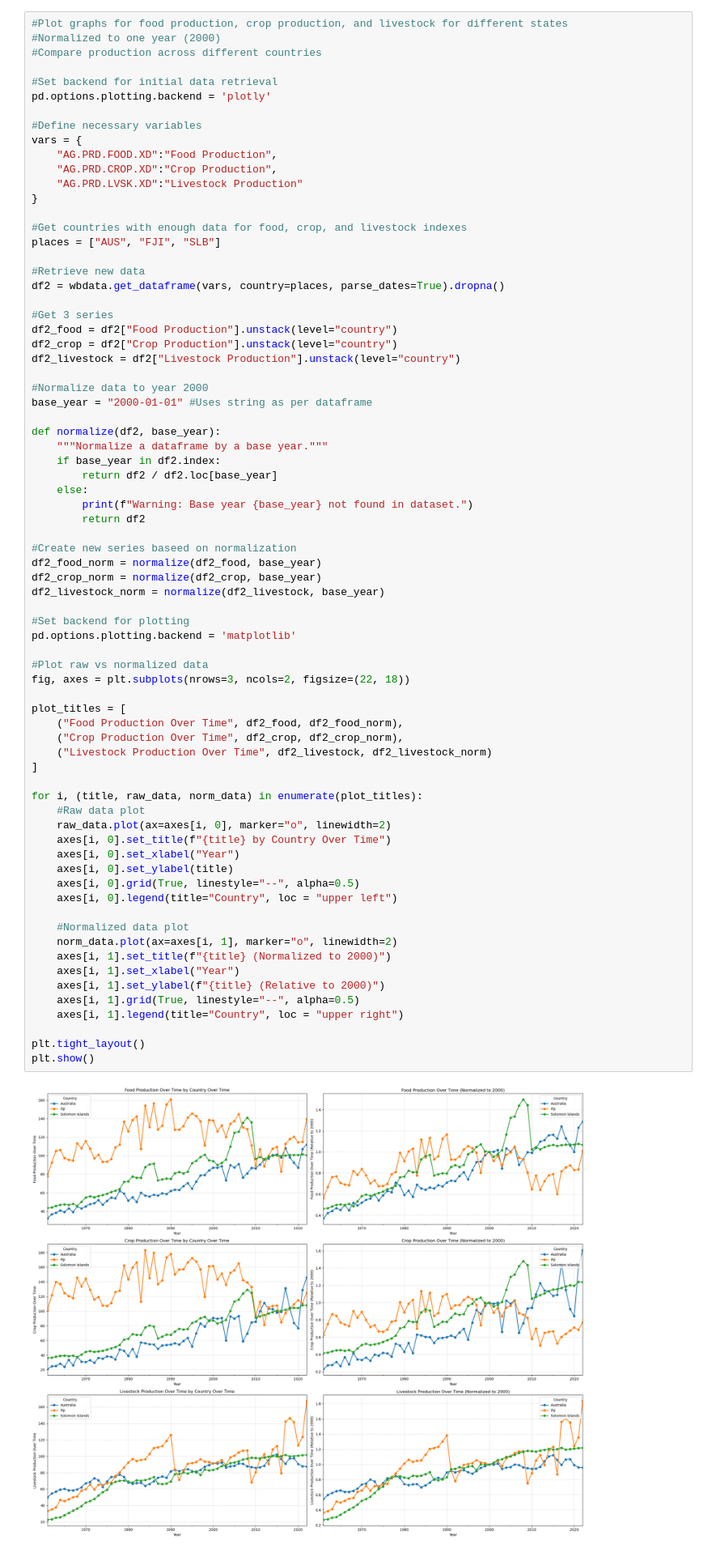
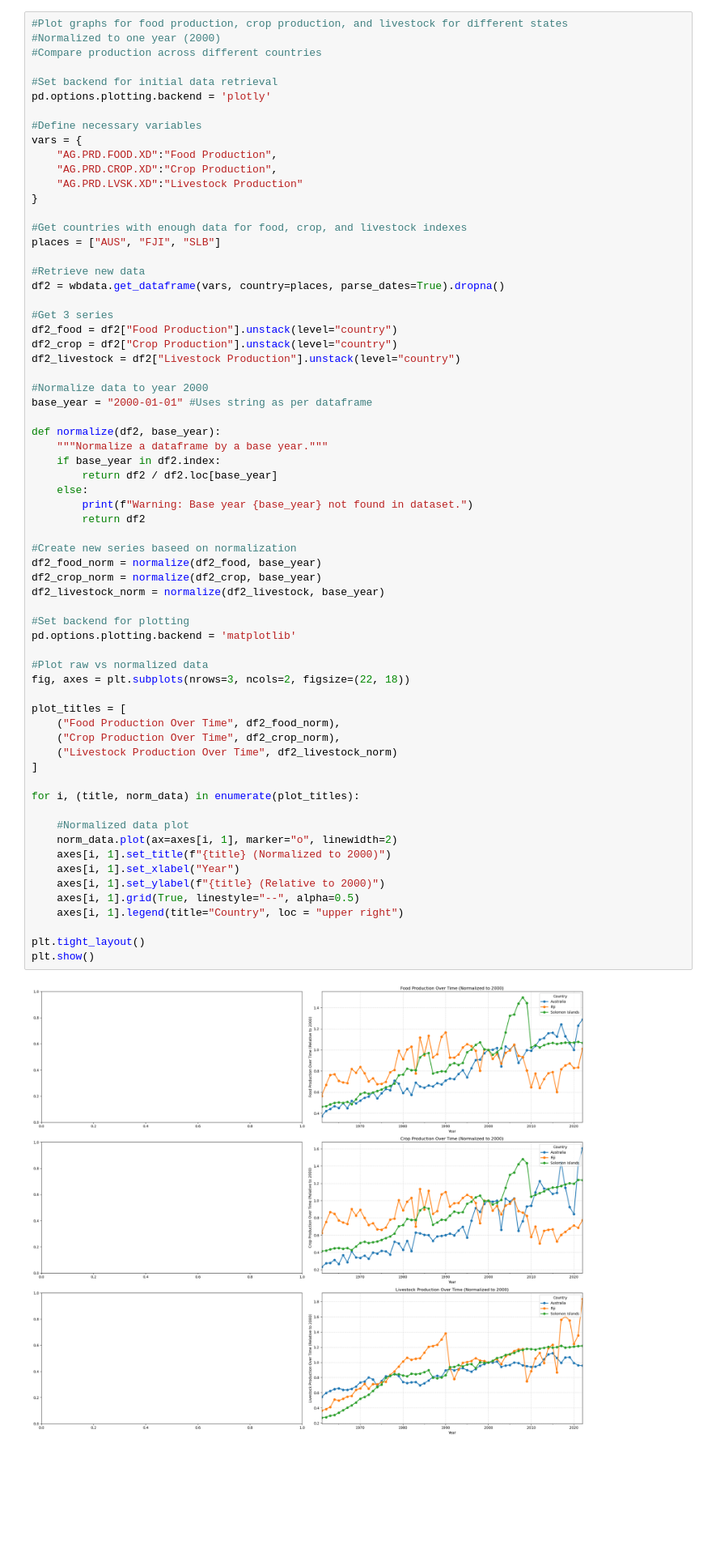
Before and after one commit to partygnome07/Adolphe-Quetelet-Project-1, a Jupyter notebook: Project 1 Deliverable-2.ipynb, the cells around one changed output. Shown at 81% size. Saved outputs shown, nothing was run; the diff lists cells and outputs as text; blank space fills up the shorter version.

```diff
--- a/Project 1 Deliverable-2.ipynb
+++ b/Project 1 Deliverable-2.ipynb
@@ -548,42 +526,35 @@ def normalize(df2, base_year):
     else:
         print(f"Warning: Base year {base_year} not found in dataset.")
         return df2
 
 #Create new series baseed on normalization
 df2_food_norm = normalize(df2_food, base_year)
 df2_crop_norm = normalize(df2_crop, base_year)
 df2_livestock_norm = normalize(df2_livestock, base_year)
 
 #Set backend for plotting
 pd.options.plotting.backend = 'matplotlib'
 
 #Plot raw vs normalized data
 fig, axes = plt.subplots(nrows=3, ncols=2, figsize=(22, 18))
 
 plot_titles = [
-    ("Food Production Over Time", df2_food, df2_food_norm),
-    ("Crop Production Over Time", df2_crop, df2_crop_norm),
-    ("Livestock Production Over Time", df2_livestock, df2_livestock_norm)
+    ("Food Production Over Time", df2_food_norm),
+    ("Crop Production Over Time", df2_crop_norm),
+    ("Livestock Production Over Time", df2_livestock_norm)
 ]
 
-for i, (title, raw_data, norm_data) in enumerate(plot_titles):
-    #Raw data plot
-    raw_data.plot(ax=axes[i, 0], marker="o", linewidth=2)
-    axes[i, 0].set_title(f"{title} by Country Over Time")
-    axes[i, 0].set_xlabel("Year")
-    axes[i, 0].set_ylabel(title)
-    axes[i, 0].grid(True, linestyle="--", alpha=0.5)
-    axes[i, 0].legend(title="Country", loc = "upper left")
+for i, (title, norm_data) in enumerate(plot_titles):
 
     #Normalized data plot
     norm_data.plot(ax=axes[i, 1], marker="o", linewidth=2)
     axes[i, 1].set_title(f"{title} (Normalized to 2000)")
     axes[i, 1].set_xlabel("Year")
     axes[i, 1].set_ylabel(f"{title} (Relative to 2000)")
     axes[i, 1].grid(True, linestyle="--", alpha=0.5)
     axes[i, 1].legend(title="Country", loc = "upper right")
 
 plt.tight_layout()
 plt.show()
 # %% [output]
-[figure, old version]
+[figure, new version]
```
Also changed, not shown: parts of 8 cells of this notebook.
